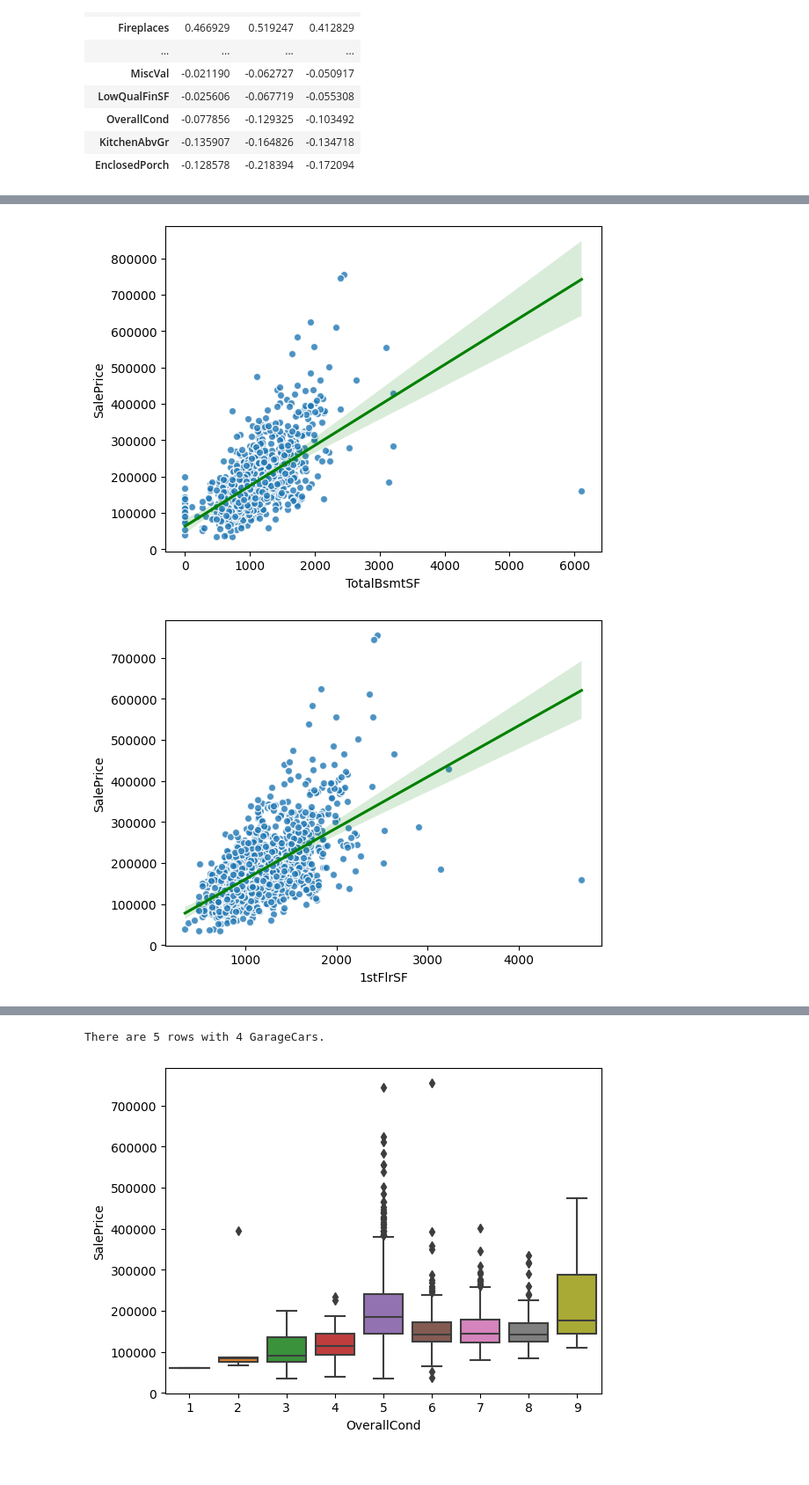
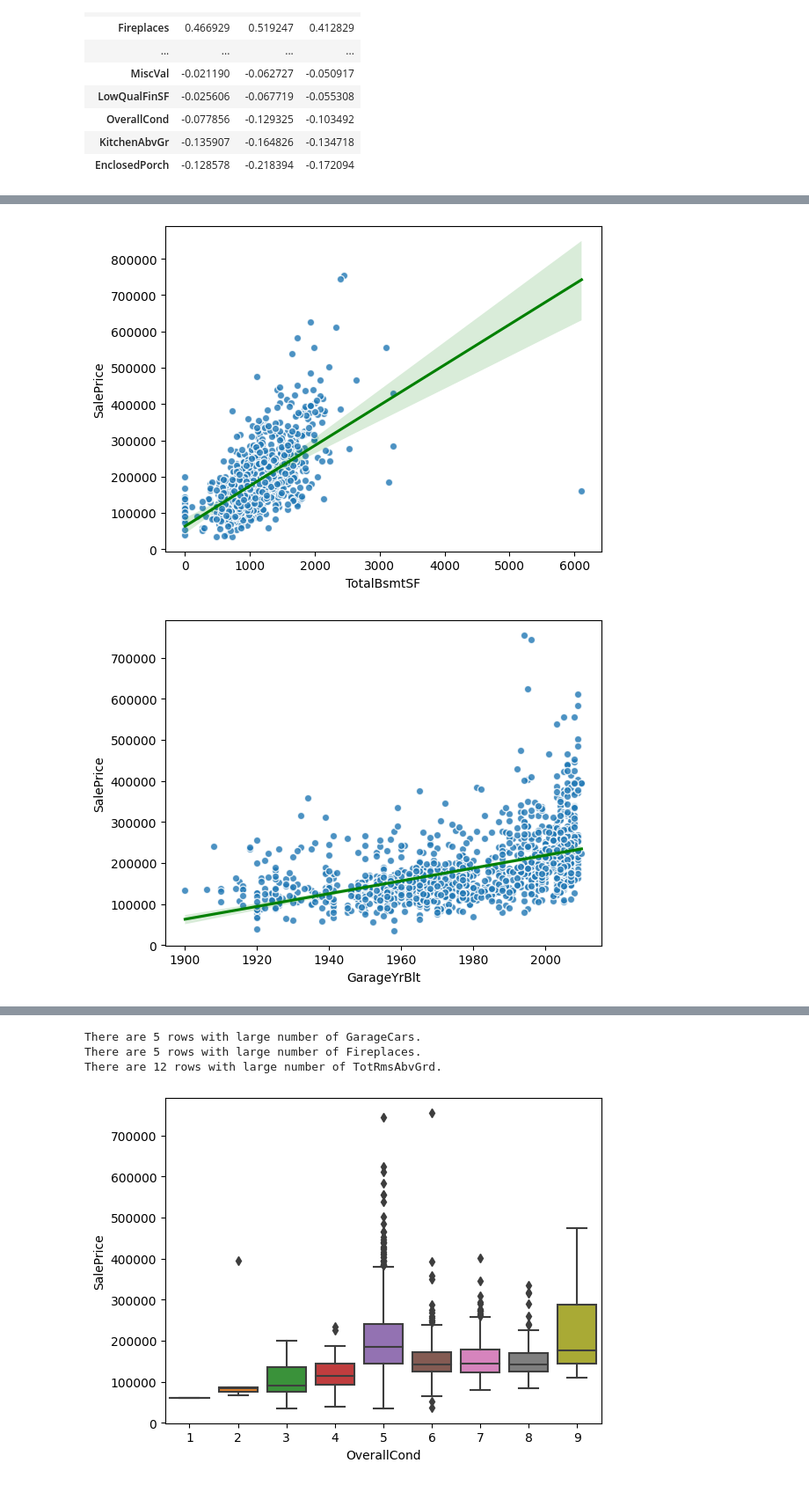
Before and after one commit to ronja-s/ames_housing_prices, a Jupyter notebook: jupyter_notebooks/03_exploratory_data_analysis.ipynb, the cells around one changed output, grey strips where cells are left out. Shown at 88% size. Saved outputs shown, nothing was run; the diff lists cells and outputs as text; code cells hidden in the pictures.

Commit message:
Fix section relationship with target
Add more features to the most predictive features. Fix typo in variable for the less predictive numerical features.

```diff
--- a/jupyter_notebooks/03_exploratory_data_analysis.ipynb
+++ b/jupyter_notebooks/03_exploratory_data_analysis.ipynb
@@ -985,28 +985,40 @@ corr_with_target_df.sort_values(by="kendall", ascending=False)
 | EnclosedPorch | -0.128578 | -0.218394 | -0.172094 |
 # %%
 # plot most predictive features against target:
-# choose features with: abs(pearson correlation) > 0.6 or abs(kendall correlation) > 0.5 or abs(spearman correlation) > 0.6
+# choose features with: abs(kendall correlation) > 0.4
 most_predictive_num_features = [
     "OverallQual",
     "GarageCars",
     "GrLivArea",
     "FullBath",
     "GarageArea",
     "YearBuilt",
     "TotalBsmtSF",
+    "GarageYrBlt",
+    "YearRemodAdd",
+    "Fireplaces",
     "1stFlrSF",
+    "TotRmsAbvGrd",
 ]
-discrete_features = ["OverallQual", "GarageCars", "FullBath"]
+discrete_most_predictive_num_features = [
+    "OverallQual",
+    "GarageCars",
+    "FullBath",
+    "Fireplaces",
+    "TotRmsAbvGrd",
+]
 for feature in most_predictive_num_features:
     plot_relationship(
-        x=X_train[feature], y=y_train, x_is_discrete=(feature in discrete_features)
+        x=X_train[feature],
+        y=y_train,
+        x_is_discrete=(feature in discrete_most_predictive_num_features),
     )
 # %% [output]
 [figure]
 [figure]
 [figure]
 [figure]
 [figure]
 [figure]
 [figure]
-[figure, old version]
+[figure, new version]
@@ -1013,10 +1029,20 @@ for feature in most_predictive_num_features:
-# %%
-print(
-    f"There are {len(X_train[X_train['GarageCars'] == 4].index)} rows with 4"
-    " GarageCars."
-)
-# %% [output]
-There are 5 rows with 4 GarageCars.
+# %%
+print(
+    f"There are {len(X_train[X_train['GarageCars'] == 4].index)} rows with large number"
+    " of GarageCars."
+)
+print(
+    f"There are {len(X_train[X_train['Fireplaces'] == 3].index)} rows with large number"
+    " of Fireplaces."
+)
+print(
+    f"There are {len(X_train[X_train['TotRmsAbvGrd'] >= 12].index)} rows with large"
+    " number of TotRmsAbvGrd."
+)
+# %% [output]
+There are 5 rows with large number of GarageCars.
+There are 5 rows with large number of Fireplaces.
+There are 12 rows with large number of TotRmsAbvGrd.
 # %%
 # plot surprisingly less predictive features against target:
 # choose features with: abs(pearson correlation) > 0.6 or abs(kendall correlation) > 0.5 or abs(spearman correlation) > 0.6
```
Also changed, not shown: parts of 3 cells of this notebook.
